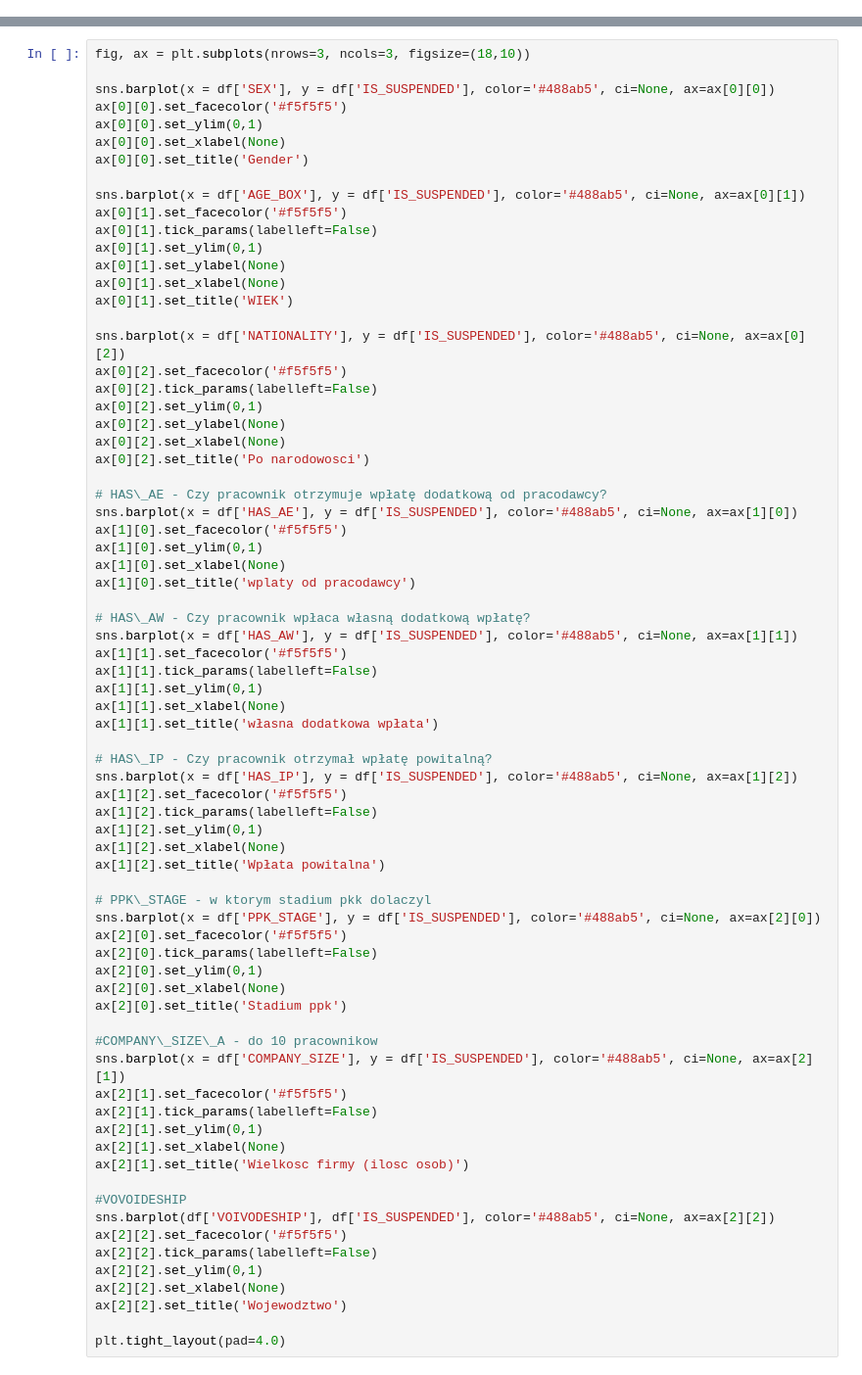
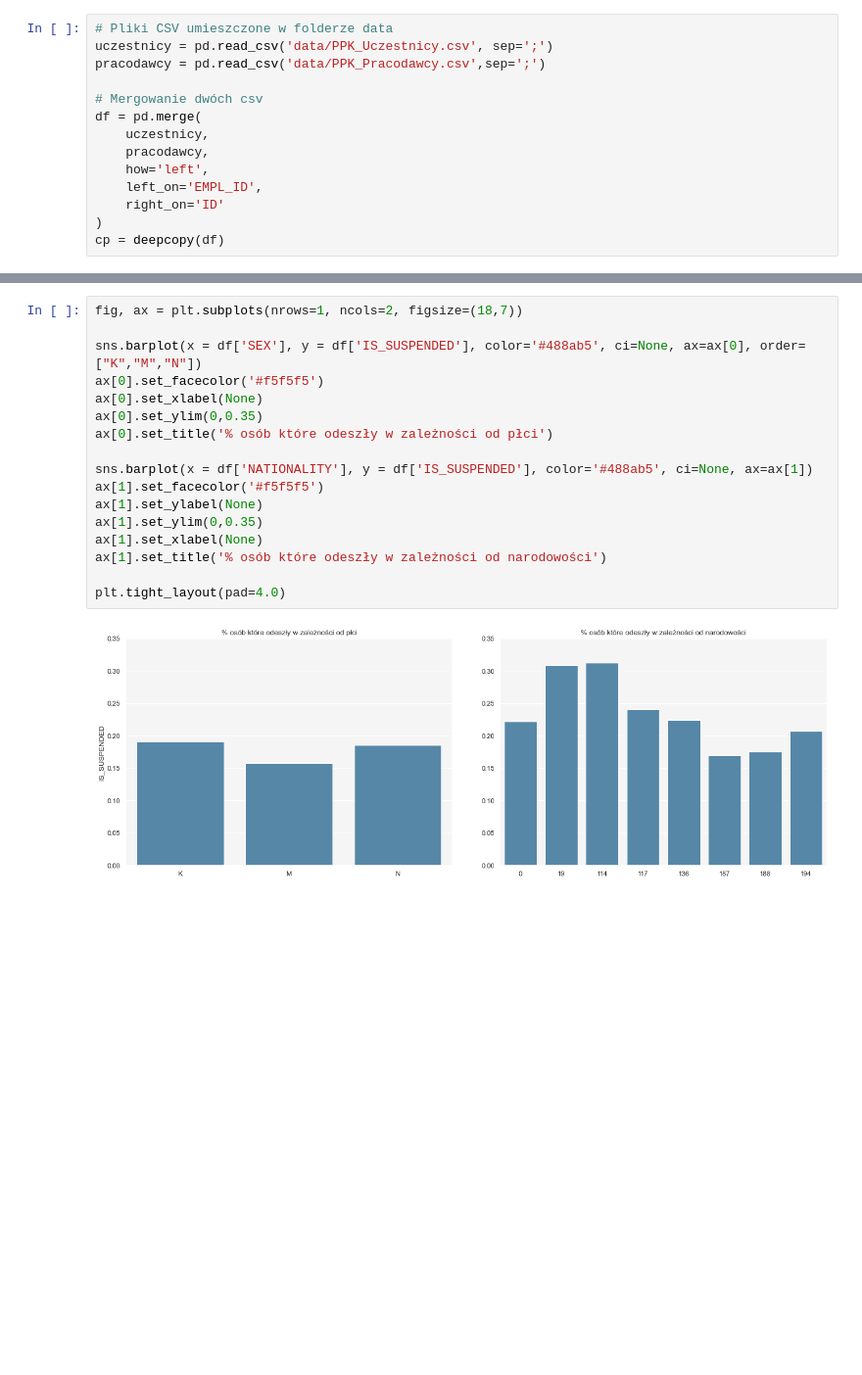
Before and after one commit to lpawlak1/ml_hackathon_pfr, a Jupyter notebook: Basic_graphs.ipynb, the cells around one changed output, grey strips where cells are left out. Shown: that part at 98% size. Cells and saved outputs as stored; diff of their text form; blank space fills up the shorter version.

Commit message:
Basic graphs v6

```diff
--- a/Basic_graphs.ipynb
+++ b/Basic_graphs.ipynb
@@ -27 +13,15 @@ cp = df
+# %%
+# Pliki CSV umieszczone w folderze data
+uczestnicy = pd.read_csv('data/PPK_Uczestnicy.csv', sep=';')
+pracodawcy = pd.read_csv('data/PPK_Pracodawcy.csv',sep=';')
+
+# Mergowanie dwóch csv
+df = pd.merge(
+    uczestnicy,
+    pracodawcy,
+    how='left',
+    left_on='EMPL_ID',
+    right_on='ID'
+)
+cp = deepcopy(df)
 # %%
@@ -93,73 +73,19 @@ df.shape
 # %%
-fig, ax = plt.subplots(nrows=3, ncols=3, figsize=(18,10))
+fig, ax = plt.subplots(nrows=1, ncols=2, figsize=(18,7))
 
-sns.barplot(x = df['SEX'], y = df['IS_SUSPENDED'], color='#488ab5', ci=None, ax=ax[0][0])
-ax[0][0].set_facecolor('#f5f5f5')
-ax[0][0].set_ylim(0,1)
-ax[0][0].set_xlabel(None)
-ax[0][0].set_title('Gender')
+sns.barplot(x = df['SEX'], y = df['IS_SUSPENDED'], color='#488ab5', ci=None, ax=ax[0], order=["K","M","N"])
+ax[0].set_facecolor('#f5f5f5')
+ax[0].set_xlabel(None)
+ax[0].set_ylim(0,0.35)
+ax[0].set_title('% osób które odeszły w zależności od płci')
 
-sns.barplot(x = df['AGE_BOX'], y = df['IS_SUSPENDED'], color='#488ab5', ci=None, ax=ax[0][1])
-ax[0][1].set_facecolor('#f5f5f5')
-ax[0][1].tick_params(labelleft=False)
-ax[0][1].set_ylim(0,1)
-ax[0][1].set_ylabel(None)
-ax[0][1].set_xlabel(None)
-ax[0][1].set_title('WIEK')
-
-sns.barplot(x = df['NATIONALITY'], y = df['IS_SUSPENDED'], color='#488ab5', ci=None, ax=ax[0][2])
-ax[0][2].set_facecolor('#f5f5f5')
-ax[0][2].tick_params(labelleft=False)
-ax[0][2].set_ylim(0,1)
-ax[0][2].set_ylabel(None)
-ax[0][2].set_xlabel(None)
-ax[0][2].set_title('Po narodowosci')
-
-# HAS\_AE - Czy pracownik otrzymuje wpłatę dodatkową od pracodawcy?
-sns.barplot(x = df['HAS_AE'], y = df['IS_SUSPENDED'], color='#488ab5', ci=None, ax=ax[1][0])
-ax[1][0].set_facecolor('#f5f5f5')
-ax[1][0].set_ylim(0,1)
-ax[1][0].set_xlabel(None)
-ax[1][0].set_title('wplaty od pracodawcy')
-
-# HAS\_AW - Czy pracownik wpłaca własną dodatkową wpłatę?
-sns.barplot(x = df['HAS_AW'], y = df['IS_SUSPENDED'], color='#488ab5', ci=None, ax=ax[1][1])
-ax[1][1].set_facecolor('#f5f5f5')
-ax[1][1].tick_params(labelleft=False)
-ax[1][1].set_ylim(0,1)
-ax[1][1].set_xlabel(None)
-ax[1][1].set_title('własna dodatkowa wpłata')
-
-# HAS\_IP - Czy pracownik otrzymał wpłatę powitalną?
-sns.barplot(x = df['HAS_IP'], y = df['IS_SUSPENDED'], color='#488ab5', ci=None, ax=ax[1][2])
-ax[1][2].set_facecolor('#f5f5f5')
-ax[1][2].tick_params(labelleft=False)
-ax[1][2].set_ylim(0,1)
-ax[1][2].set_xlabel(None)
-ax[1][2].set_title('Wpłata powitalna')
-
-# PPK\_STAGE - w ktorym stadium pkk dolaczyl
-sns.barplot(x = df['PPK_STAGE'], y = df['IS_SUSPENDED'], color='#488ab5', ci=None, ax=ax[2][0])
-ax[2][0].set_facecolor('#f5f5f5')
-ax[2][0].tick_params(labelleft=False)
-ax[2][0].set_ylim(0,1)
-ax[2][0].set_xlabel(None)
-ax[2][0].set_title('Stadium ppk')
-
-#COMPANY\_SIZE\_A - do 10 pracownikow
-sns.barplot(x = df['COMPANY_SIZE'], y = df['IS_SUSPENDED'], color='#488ab5', ci=None, ax=ax[2][1])
-ax[2][1].set_facecolor('#f5f5f5')
-ax[2][1].tick_params(labelleft=False)
-ax[2][1].set_ylim(0,1)
-ax[2][1].set_xlabel(None)
-ax[2][1].set_title('Wielkosc firmy (ilosc osob)')
-
-#VOVOIDESHIP
-sns.barplot(df['VOIVODESHIP'], df['IS_SUSPENDED'], color='#488ab5', ci=None, ax=ax[2][2])
-ax[2][2].set_facecolor('#f5f5f5')
-ax[2][2].tick_params(labelleft=False)
-ax[2][2].set_ylim(0,1)
-ax[2][2].set_xlabel(None)
-ax[2][2].set_title('Wojewodztwo')
+sns.barplot(x = df['NATIONALITY'], y = df['IS_SUSPENDED'], color='#488ab5', ci=None, ax=ax[1])
+ax[1].set_facecolor('#f5f5f5')
+ax[1].set_ylabel(None)
+ax[1].set_ylim(0,0.35)
+ax[1].set_xlabel(None)
+ax[1].set_title('% osób które odeszły w zależności od narodowości')
 
 plt.tight_layout(pad=4.0)
+# %% [output]
+[figure, added]
```
Also changed, not shown: parts of 8 cells of this notebook.
